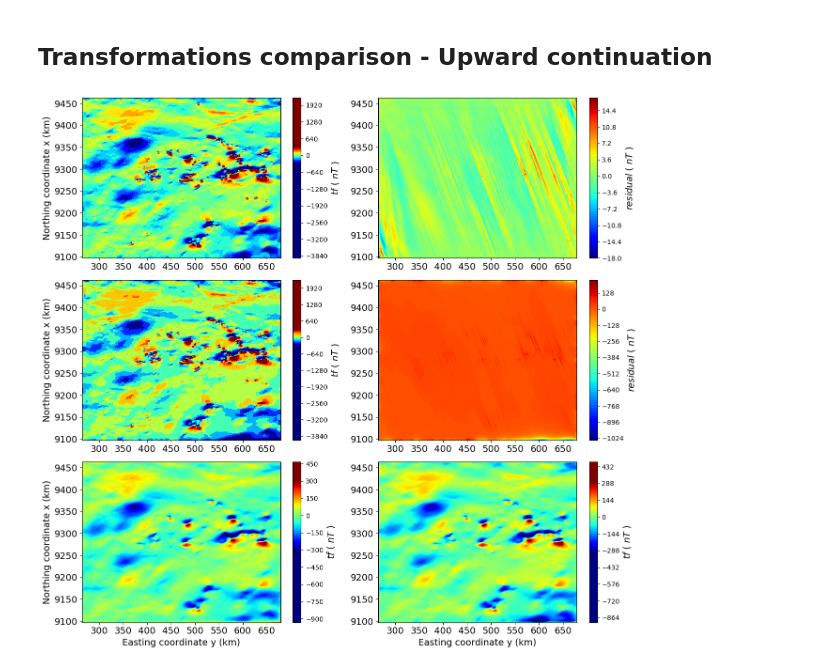
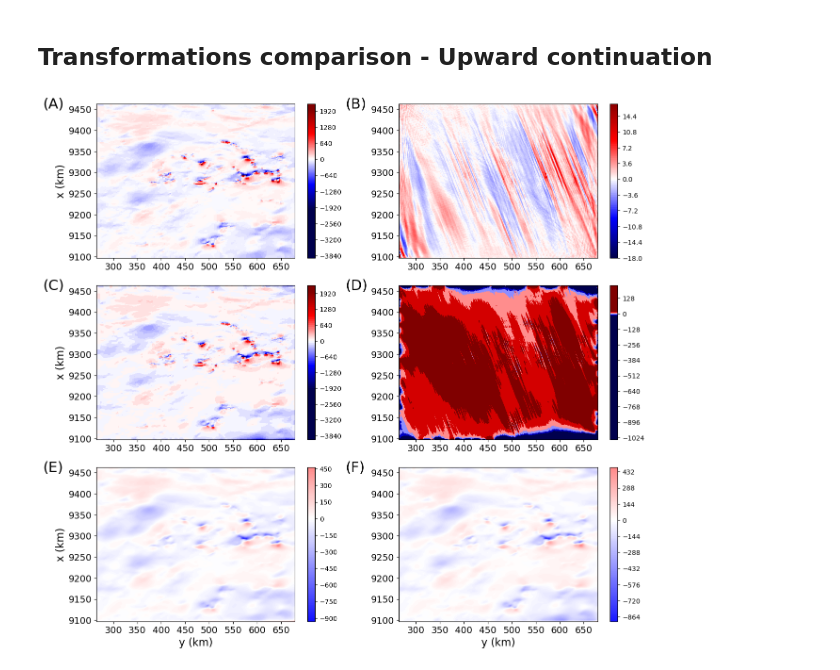
Before and after one commit to DiegoTaka/fast_equivalent_layer, a Jupyter notebook: code/mag/real_data_mag/Carajas_Mag_CGLS.ipynb, the cells around one changed output. Saved outputs shown, nothing was run; the diff lists cells and outputs as text; code cells hidden in the pictures.

Commit message:
new figs for field data applications

```diff
--- a/code/mag/real_data_mag/Carajas_Mag_CGLS.ipynb
+++ b/code/mag/real_data_mag/Carajas_Mag_CGLS.ipynb
@@ -38,17 +42,21 @@ yi_plot = carajas['y']/1000
 # %%
 fig = plt.figure(figsize=(8,6))
 fig.patch.set_facecolor('xkcd:white')
-plt.tricontourf(yi_plot, xi_plot, dobs, 300, vmin=-300, vmax=300, cmap='jet')
+#ranges_max = np.max(np.abs(dobs))
+ranges_max = 2000
+plt.tricontourf(yi_plot, xi_plot, dobs, 300, cmap='seismic',vmin=-ranges_max,vmax=ranges_max)
 #cb = plt.colorbar(shrink=0.825)
 cb = plt.colorbar()
+plt.clim(-ranges_max, ranges_max)
+cb.ax.tick_params(labelsize=14)
 #plt.axis('scaled')
-cb.set_label('$tf$ ( $nT$ )', rotation=90, fontsize=14)
+#cb.set_label('$tf$ ( $nT$ )', rotation=90, fontsize=14)
 plt.xlim(np.min(yi_plot),np.max(yi_plot))
 plt.ylim(np.min(xi_plot),np.max(xi_plot))
 plt.xticks(fontsize=14)
 plt.yticks(fontsize=14)
-plt.xlabel('Easting coordinate y (km)', fontsize=14)
-plt.ylabel('Northing coordinate x (km)', fontsize=14)
-plt.tight_layout();
-#plt.savefig('../../../manuscript/Fig/carajas_tf_real_data_1000x500.png', dpi=300)
+plt.xlabel('y (km)', fontsize=16)
+plt.ylabel('x (km)', fontsize=16)
+plt.tight_layout()
+plt.savefig('../../../manuscript/Fig/carajas_tf_real_data_1000x500.png', dpi=300)
 # %% [output]
@@ -151,79 +159,93 @@ tf_deconv_up = fc.fast_forward_bccb_mag(cev,p_cgls_ced,shape_m,N)
 fig = plt.figure(figsize=(13, 12))
 fig.patch.set_facecolor('xkcd:white')
 
+ranges_res = np.max(np.abs(delta_dobs))
+
 plt.subplot(321)
 #plt.title('Convolutional method', y=1, x=0.5, fontsize=14)
-plt.tricontourf(yi_plot, xi_plot, dobs_cgls, 200, vmin=-300, vmax=300, cmap='jet')
+plt.tricontourf(yi_plot, xi_plot, dobs_cgls, 200, cmap='seismic',vmin=-ranges_max,vmax=ranges_max)
 cb = plt.colorbar()
-cb.set_label('$tf$ ( $nT$ )', rotation=90, fontsize=14)
+plt.clim(-ranges_max, ranges_max)
+#cb.set_label('$tf$ ( $nT$ )', rotation=90, fontsize=14)
 plt.xlim(np.min(yi_plot),np.max(yi_plot))
 plt.ylim(np.min(xi_plot),np.max(xi_plot))
 plt.xticks(fontsize=14)
 plt.yticks(fontsize=14)
 #plt.xlabel('Easting coordinate y (km)', fontsize=14)
-plt.ylabel('Northing coordinate x (km)', fontsize=14)
+plt.ylabel('x (km)', fontsize=16)
+plt.annotate(text='(A)', xy=(-0.27,0.97), xycoords='axes fraction', fontsize=22)
 
 plt.subplot(322)
 #plt.title('Convolutional method residual', y=1, x=0.5, fontsize=14)
-plt.tricontourf(yi_plot, xi_plot, delta_dobs, 100, cmap='jet')
+plt.tricontourf(yi_plot, xi_plot, delta_dobs, 100, cmap='seismic',vmin=-ranges_res,vmax=ranges_res)
 cb = plt.colorbar()
-cb.set_label('$residual$ ( $nT$ )', rotation=90, fontsize=14)
+plt.clim(-ranges_res, ranges_res)
+#cb.set_label('$residual$ ( $nT$ )', rotation=90, fontsize=14)
 plt.xlim(np.min(yi_plot),np.max(yi_plot))
 plt.ylim(np.min(xi_plot),np.max(xi_plot))
 plt.xticks(fontsize=14)
 plt.yticks(fontsize=14)
 #plt.xlabel('Easting coordinate y (km)', fontsize=14)
 #plt.ylabel('Northing coordinate x (km)', fontsize=14)
+plt.annotate(text='(B)', xy=(-0.27,0.97), xycoords='axes fraction', fontsize=22)
 
 plt.subplot(323)
 #plt.title('Deconvolutional method', y=1, x=0.5, fontsize=14)
-plt.tricontourf(yi_plot, xi_plot, dobs_cgls_dec, 100, vmin=-300, vmax=300, cmap='jet')
+plt.tricontourf(yi_plot, xi_plot, dobs_cgls_dec, 100, cmap='seismic',vmin=-ranges_max,vmax=ranges_max)
 cb = plt.colorbar()
-cb.set_label('$tf$ ( $nT$ )', rotation=90, fontsize=14)
+plt.clim(-ranges_max, ranges_max)
+#cb.set_label('$tf$ ( $nT$ )', rotation=90, fontsize=14)
 plt.xlim(np.min(yi_plot),np.max(yi_plot))
 plt.ylim(np.min(xi_plot),np.max(xi_plot))
 plt.xticks(fontsize=14)
 plt.yticks(fontsize=14)
 #plt.xlabel('Easting coordinate y (km)', fontsize=14)
-plt.ylabel('Northing coordinate x (km)', fontsize=14)
+plt.ylabel('x (km)', fontsize=16)
+plt.annotate(text='(C)', xy=(-0.27,0.97), xycoords='axes fraction', fontsize=22)
 
 plt.subplot(324)
 #plt.title('Deconvolutional method residual', y=1, x=0.5, fontsize=14)
-plt.tricontourf(yi_plot, xi_plot, delta_dobs_dec, 200, cmap='jet')
+plt.tricontourf(yi_plot, xi_plot, delta_dobs_dec, 200, cmap='seismic',vmin=-ranges_res,vmax=ranges_res)
 cb = plt.colorbar()
-cb.set_label('$residual$ ( $nT$ )', rotation=90, fontsize=14)
+plt.clim(-ranges_res, ranges_res)
+#cb.set_label('$residual$ ( $nT$ )', rotation=90, fontsize=14)
 plt.xlim(np.min(yi_plot),np.max(yi_plot))
 plt.ylim(np.min(xi_plot),np.max(xi_plot))
 plt.xticks(fontsize=14)
 plt.yticks(fontsize=14)
 #plt.xlabel('Easting coordinate y (km)', fontsize=14)
 #plt.ylabel('Northing coordinate x (km)', fontsize=14)
+plt.annotate(text='(D)', xy=(-0.27,0.97), xycoords='axes fraction', fontsize=22)
 
 plt.subplot(325)
 #plt.title('Convolutional upward continuation', y=1, x=0.5, fontsize=14)
-plt.tricontourf(yi_plot, xi_plot, tf_conv_up, 100, vmin=-300, vmax=300, cmap='jet')
+plt.tricontourf(yi_plot, xi_plot, tf_conv_up, 100, cmap='seismic',vmin=-ranges_max,vmax=ranges_max)
 cb = plt.colorbar()
-cb.set_label('$tf$ ( $nT$ )', rotation=90, fontsize=14)
+plt.clim(-ranges_max, ranges_max)
+#cb.set_label('$tf$ ( $nT$ )', rotation=90, fontsize=14)
 plt.xlim(np.min(yi_plot),np.max(yi_plot))
 plt.ylim(np.min(xi_plot),np.max(xi_plot))
 plt.xticks(fontsize=14)
 plt.yticks(fontsize=14)
-plt.xlabel('Easting coordinate y (km)', fontsize=14)
-plt.ylabel('Northing coordinate x (km)', fontsize=14)
+plt.xlabel('y (km)', fontsize=16)
+plt.ylabel('x (km)', fontsize=16)
+plt.annotate(text='(E)', xy=(-0.27,0.97), xycoords='axes fraction', fontsize=22)
 
 plt.subplot(326)
 #plt.title('Deconvolutional upward continuation \u03BC = $10^{-16}$', y=1, x=0.5, fontsize=14)
-plt.tricontourf(yi_plot, xi_plot, tf_deconv_up, 200, vmin=-300, vmax=300, cmap='jet')
+plt.tricontourf(yi_plot, xi_plot, tf_deconv_up, 200, cmap='seismic',vmin=-ranges_max,vmax=ranges_max)
 cb = plt.colorbar()
-cb.set_label('$tf$ ( $nT$ )', rotation=90, fontsize=14)
+plt.clim(-ranges_max, ranges_max)
+#cb.set_label('$tf$ ( $nT$ )', rotation=90, fontsize=14)
 plt.xlim(np.min(yi_plot),np.max(yi_plot))
 plt.ylim(np.min(xi_plot),np.max(xi_plot))
 plt.xticks(fontsize=14)
 plt.yticks(fontsize=14)
-plt.xlabel('Easting coordinate y (km)', fontsize=14)
+plt.xlabel('y (km)', fontsize=16)
 #plt.ylabel('Northing coordinate x (km)', fontsize=14)
+plt.annotate(text='(F)', xy=(-0.27,0.97), xycoords='axes fraction', fontsize=22)
 
 plt.tight_layout()
 plt.savefig('../../../manuscript/Fig/carajas_tf_predito_1000x500.png', dpi=300)
 # %% [output]
-[figure, old version]
+[figure, new version]
```
Also changed, not shown: parts of 6 cells of this notebook, 1 other file.
